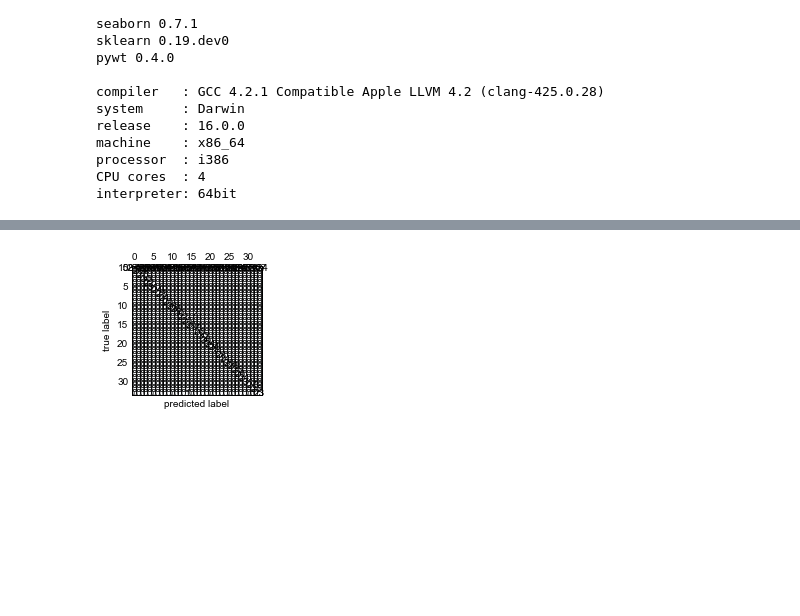
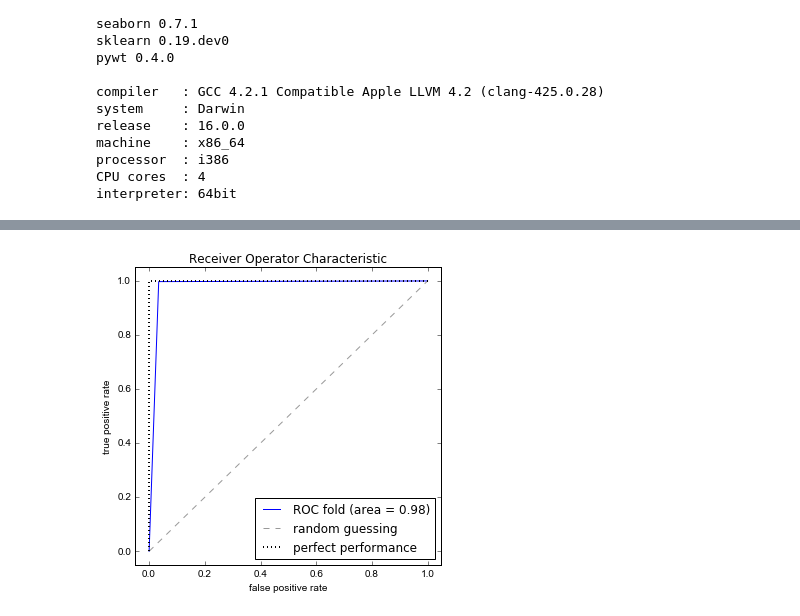
Before and after one commit to lperozzi/Hypercube_vs_ensemble, a Jupyter notebook: 2_classifier_analysis.ipynb, the cells around one changed output, grey strips where cells are left out. Cells and saved outputs as stored; diff of their text form; code cells hidden in the pictures; blank space fills up the shorter version.

```diff
--- a/2_classifier_analysis.ipynb
+++ b/2_classifier_analysis.ipynb
@@ -49,7 +54,7 @@ dataset_training.head()
 # x = dataset_training.drop(['Outcome','class'], axis=1).values
 x = dataset_training.drop(['Outcome','class','Distance_to_AuGt150','Distance_to_CuGt2000'], axis=1).values
 y = dataset_training[['Outcome','class']].values
-y1 = y[:,0]
+y1 = y[:,1]
 # %%
 from sklearn.model_selection import train_test_split
 
@@ -72,6 +80,6 @@ dict_values([492631, 53, 53, 49, 56, 49, 55, 41, 50, 52, 51, 49, 36, 52, 54, 52,
 # %%
 import seaborn as sns
-# sns.set()
+sns.set()
 sns.countplot(y_train)
 # %% [output]
 <matplotlib.axes._subplots.AxesSubplot at 0x...>
@@ -131,8 +140,12 @@ from sklearn.metrics import classification_report
 # %%
+# classifiers = [
+#     ensemble.RandomForestClassifier(n_estimators=100),
+#     ensemble.GradientBoostingClassifier(n_estimators=100, max_depth=30),
+#     ensemble.AdaBoostClassifier()]
 classifiers = [
-    ensemble.RandomForestClassifier(n_estimators=100),
-    ensemble.GradientBoostingClassifier(n_estimators=100, max_depth=30),
-    ensemble.AdaBoostClassifier()]
+    ensemble.RandomForestClassifier(n_estimators=100)]
+classifiers = [
+    ensemble.RandomForestClassifier(n_estimators=100)]
 # %%
 sns.reset_orig()
 # Logging for Visual Comparison
@@ -140,7 +153,7 @@ log_cols=["Classifier", "Accuracy", "Precision", "Recall", "F1-score"]
 log = pd.DataFrame(columns=log_cols)
 
 for clf in classifiers:
-    clf.fit(Xs_train, ys_train)
+    clf.fit(X_train, y_train)
     name = clf.__class__.__name__
     importances = clf.feature_importances_
 #     std = np.std([tree.feature_importances_ for tree in clf.estimators_],axis=0)
@@ -155,38 +168,89 @@ for clf in classifiers:
     print("Accuracy: {:.4%}".format(accuracy))
 
 
-    precision = metrics.precision_score(y_test, test_predictions, average='micro')
+    precision = metrics.precision_score(y_test, test_predictions)
     print("Precision: {:.4%}".format(precision))
 
-    recall = metrics.recall_score(y_test, test_predictions, average='micro')
+    recall = metrics.recall_score(y_test, test_predictions)
     print("Recall: {:.4%}".format(recall))
 
-    f1 = metrics.f1_score(y_test, test_predictions, average='micro')
+    f1 = metrics.f1_score(y_test, test_predictions)
     print("F1 score: {:.4%}\n".format(f1))
 
     print('Classification report:\n')
     print(classification_report(y_test, test_predictions))
 
     confmat = confusion_matrix(y_true=y_test, y_pred=test_predictions)
-    fig, ax = plt.subplots(figsize=(2.5, 2.5))
+
+    fig, ax = plt.subplots(figsize=(5, 5))
+    fpr, tpr, thresholds = metrics.roc_curve(y_test, test_predictions,pos_label=1)
+
+#     mean_tpr += interp(mean_fpr, fpr, tpr)
+#     mean_tpr[0] = 0.0
+    roc_auc = metrics.auc(fpr, tpr)
+    plt.plot(fpr,
+             tpr,
+             lw=1,
+             label='ROC fold (area = %0.2f)'
+                   % (roc_auc))
+
+    plt.plot([0, 1],
+             [0, 1],
+             linestyle='--',
+             color=(0.6, 0.6, 0.6),
+             label='random guessing')
+
+#     mean_tpr /= len(cv)
+#     mean_tpr[-1] = 1.0
+#     mean_auc = auc(mean_fpr, mean_tpr)
+#     plt.plot(mean_fpr, mean_tpr, 'k--',
+#              label='mean ROC (area = %0.2f)' % mean_auc, lw=2)
+    plt.plot([0, 0, 1],
+             [0, 1, 1],
+             lw=2,
+             linestyle=':',
+             color='black',
+             label='perfect performance')
+
+    plt.xlim([-0.05, 1.05])
+    plt.ylim([-0.05, 1.05])
+    plt.xlabel('false positive rate')
+    plt.ylabel('true positive rate')
+    plt.title('Receiver Operator Characteristic')
+    plt.legend(loc="lower right")
+
+    plt.tight_layout()
+    # plt.savefig('./figures/roc.png', dpi=300)
+#     plt.show()
+
+#     display_adj_cm(, , adjacent_facies,display_metrics=True, hide_zeros=True)
+
+    fig, ax = plt.subplots(figsize=(5, 5))
     ax.matshow(confmat, cmap=plt.cm.Blues, alpha=0.3)
     for i in range(confmat.shape[0]):
         for j in range(confmat.shape[1]):
             ax.text(x=j, y=i, s=confmat[i, j], va='center', ha='center')
 
-    plt.xlabel('predicted label')
-    plt.ylabel('true label')
+#     display_cm(confmat, mineralization_labels, display_metrics=True, hide_zeros=True)
+#     # Plot normalized confusion matrix
+#     plt.figure(figsize=(20,10))
+#     plot_confusion_matrix(confmat, classes=mineralization_labels, normalize=True,
+#                       title='Normalized confusion matrix')
 
-    plt.tight_layout()
-    plt.show()
 
-    plt.figure()
-    plt.title("Feature importances")
-    plt.bar(range(X_train.shape[1]), importances[indices],
-       color="r",  align="center")
-    plt.xticks(range(X_train.shape[1]), indices)
-    plt.xlim([-1, X_train.shape[1]])
-    plt.show()
+#     plt.xlabel('predicted label')
+#     plt.ylabel('true label')
+
+#     plt.tight_layout()
+#     plt.show()
+
+#     plt.figure()
+#     plt.title("Feature importances")
+#     plt.bar(range(X_train.shape[1]), importances[indices],
+#        color="r",  align="center")
+#     plt.xticks(range(X_train.shape[1]), indices)
+#     plt.xlim([-1, X_train.shape[1]])
+#     plt.show()
 
     log_entry = pd.DataFrame([[name, accuracy*100, precision*100, recall*100, f1*100]], columns=log_cols)
     log = log.append(log_entry)
@@ -213 +279 @@ avg / total       1.00      0.62      0.77    254612
-[figure, old version]
+[figure, new version]
```
Also changed, not shown: parts of 23 cells of this notebook, 1 other file.
